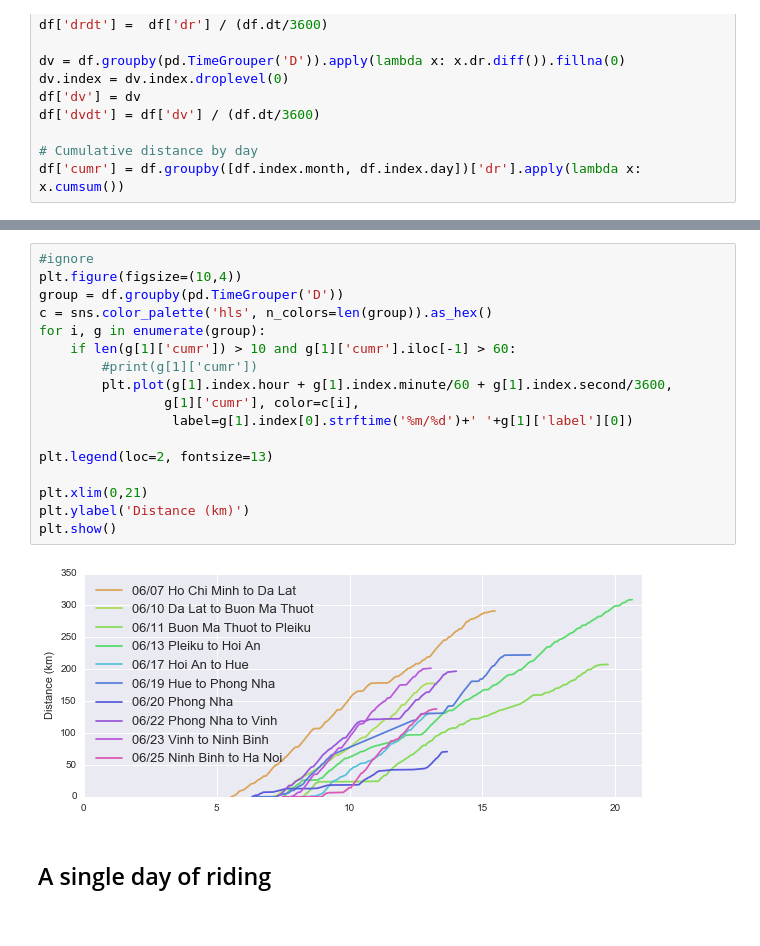
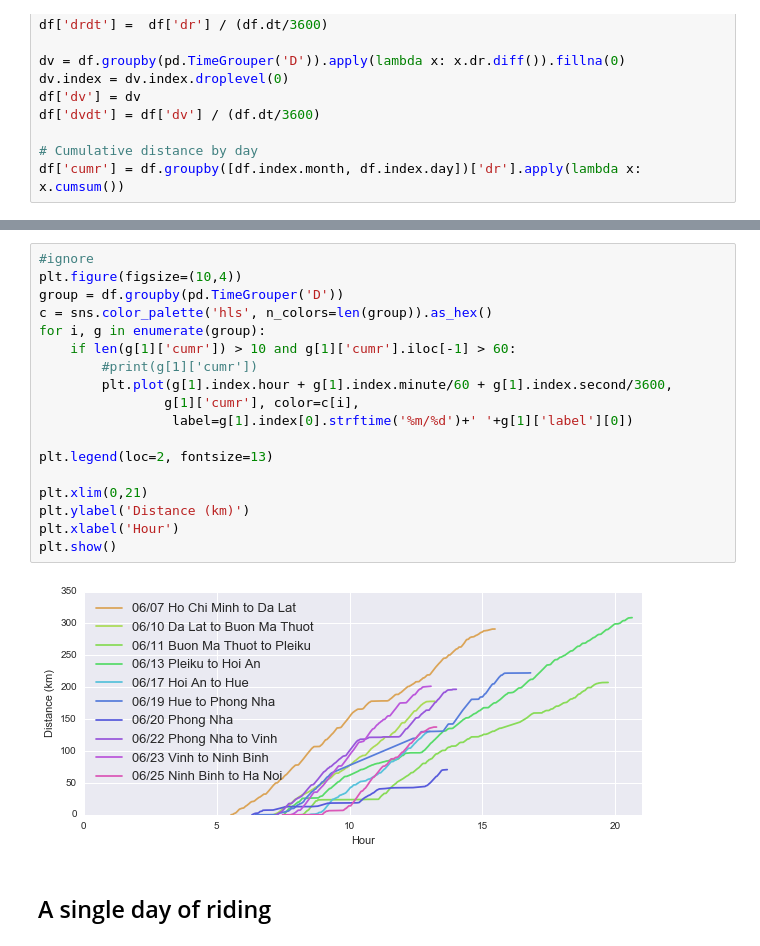
Before and after one commit to dankolbman/notebooks, a Jupyter notebook: asia/vietnam.ipynb, the cells around one changed output, grey strips where cells are left out. Saved outputs shown, nothing was run; the diff lists cells and outputs as text.

```diff
--- a/asia/vietnam.ipynb
+++ b/asia/vietnam.ipynb
@@ -144,22 +144,23 @@ inline_map(m)
 # %%
 #ignore
 plt.figure(figsize=(10,4))
 group = df.groupby(pd.TimeGrouper('D'))
 c = sns.color_palette('hls', n_colors=len(group)).as_hex()
 for i, g in enumerate(group):
     if len(g[1]['cumr']) > 10 and g[1]['cumr'].iloc[-1] > 60:
         #print(g[1]['cumr'])
         plt.plot(g[1].index.hour + g[1].index.minute/60 + g[1].index.second/3600,
                 g[1]['cumr'], color=c[i],
                  label=g[1].index[0].strftime('%m/%d')+' '+g[1]['label'][0])
 
 plt.legend(loc=2, fontsize=13)
 
 plt.xlim(0,21)
 plt.ylabel('Distance (km)')
+plt.xlabel('Hour')
 plt.show()
 # %% [output]
-[figure, old version]
+[figure, new version]
 # %% [markdown]
 ## A single day of riding
 # %%
```
Also changed, not shown: parts of 1 cell of this notebook.
